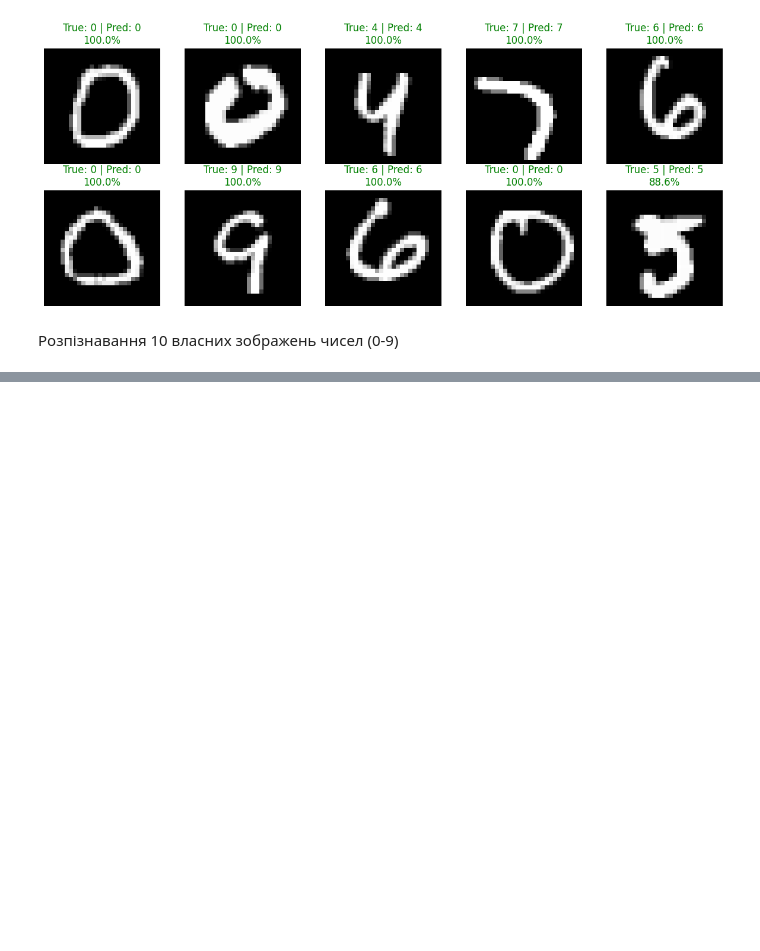
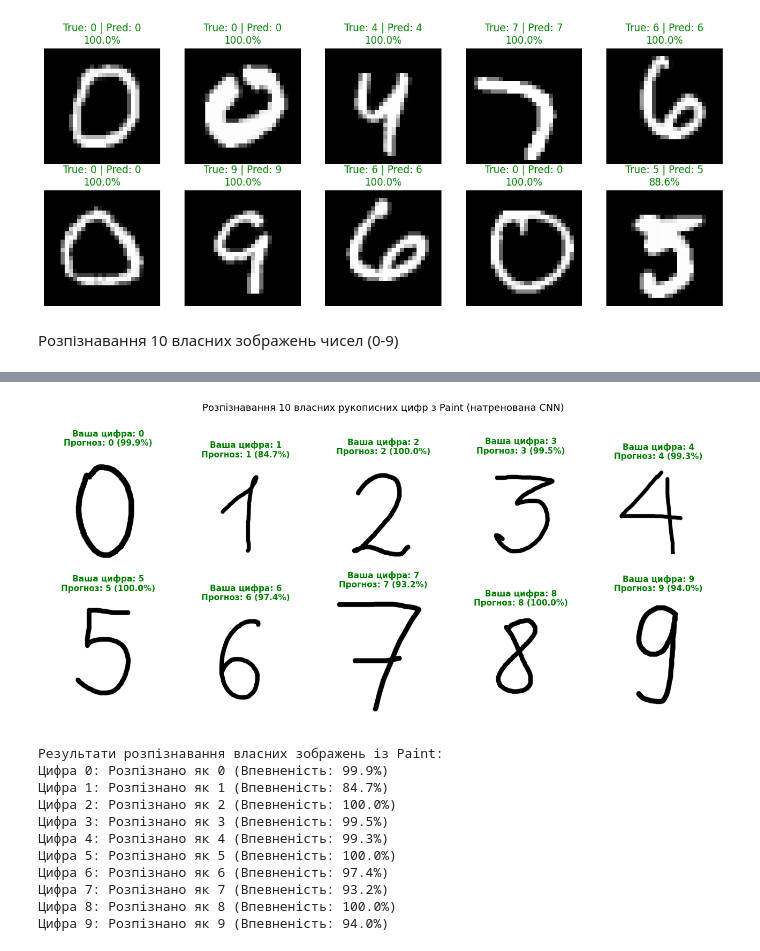
Before and after one commit to KaterinaChorney/Deep_learning_labs, a Jupyter notebook: laba5_4_dI.ipynb, the cells around one changed output, grey strips where cells are left out. Cells and saved outputs as stored; diff of their text form; code cells hidden in the pictures; blank space fills up the shorter version.

Commit message:
Update Lab 5 with user hand-drawn digits from Paint

```diff
--- a/laba5_4_dI.ipynb
+++ b/laba5_4_dI.ipynb
@@ -279,0 +244,54 @@ plt.show()
+# %%
+# Функція передобробки до стандарту MNIST (обрізка білих полів, масштабування 20x20 та центрування)
+def preprocess_digit(img_path):
+    img = Image.open(img_path).convert('L')
+    inv = 255.0 - np.array(img)
+    mask = inv > 30
+    if not np.any(mask):
+        return np.zeros((1, 28, 28, 1), dtype=np.float32), Image.new('L', (28, 28), color=0)
+    y_idx, x_idx = np.where(mask)
+    ymin, ymax = y_idx.min(), y_idx.max()
+    xmin, xmax = x_idx.min(), x_idx.max()
+    crop = inv[ymin:ymax+1, xmin:xmax+1]
+    h, w = crop.shape
+    scale = 20.0 / max(h, w)
+    new_w, new_h = max(1, int(round(w * scale))), max(1, int(round(h * scale)))
+    crop_img = Image.fromarray(crop.astype(np.uint8)).resize((new_w, new_h), Image.Resampling.BILINEAR)
+    canvas = Image.new('L', (28, 28), color=0)
+    canvas.paste(crop_img, ((28 - new_w) // 2, (28 - new_h) // 2))
+    arr = np.expand_dims(np.expand_dims(np.array(canvas).astype('float32') / 255.0, axis=-1), axis=0)
+    return arr, canvas
+
+fig, axes = plt.subplots(2, 5, figsize=(13, 6))
+axes = axes.flatten()
+
+print("Результати розпізнавання власних зображень із Paint:")
+for d in range(10):
+    img_file = f'my_digits/digit_{d}.png'
+    arr, canvas = preprocess_digit(img_file)
+    pred = model_best.predict(arr, verbose=0)
+    pred_class = np.argmax(pred)
+    conf = np.max(pred) * 100
+
+    orig_img = Image.open(img_file)
+    axes[d].imshow(orig_img, cmap='gray')
+    axes[d].set_title(f"True: {d} | Pred: {pred_class}\n{conf:.1f}%", color='green' if pred_class == d else 'red')
+    axes[d].axis('off')
+    print(f"Цифра {d}: Розпізнано як {pred_class} (Впевненість: {conf:.1f}%)")
+
+plt.suptitle("Розпізнавання 10 власних рукописних цифр з Paint (натренована CNN)", fontsize=13, y=1.02)
+plt.tight_layout()
+plt.show()
+# %% [output]
+[figure, added]
+Результати розпізнавання власних зображень із Paint:
+Цифра 0: Розпізнано як 0 (Впевненість: 99.9%)
+Цифра 1: Розпізнано як 1 (Впевненість: 84.7%)
+Цифра 2: Розпізнано як 2 (Впевненість: 100.0%)
+Цифра 3: Розпізнано як 3 (Впевненість: 99.5%)
+Цифра 4: Розпізнано як 4 (Впевненість: 99.3%)
+Цифра 5: Розпізнано як 5 (Впевненість: 100.0%)
+Цифра 6: Розпізнано як 6 (Впевненість: 97.4%)
+Цифра 7: Розпізнано як 7 (Впевненість: 93.2%)
+Цифра 8: Розпізнано як 8 (Впевненість: 100.0%)
+Цифра 9: Розпізнано як 9 (Впевненість: 94.0%)
```
Also changed, not shown: parts of 1 cell of this notebook, 21 other files.
